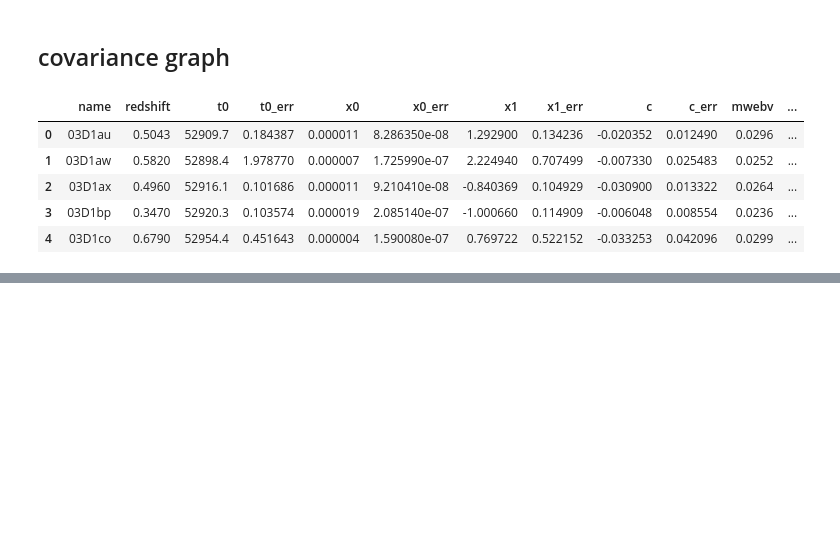
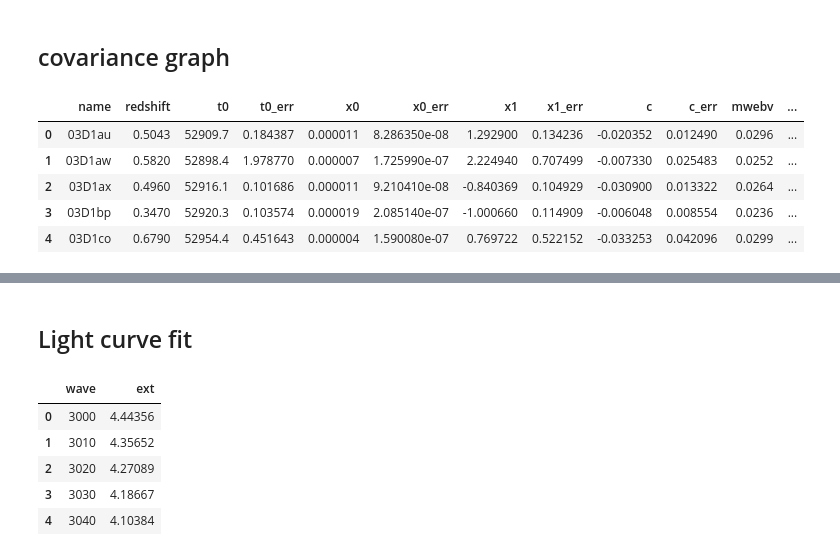
Before and after one commit to joaofrancafisica/SNFACTORY_SNTRAIN, a Jupyter notebook: generate_image.ipynb, the cells around one changed output, grey strips where cells are left out. Drawn from its saved outputs; the diff is of its cells as text; code cells hidden in the pictures; blank space fills up the shorter version.

```diff
--- a/generate_image.ipynb
+++ b/generate_image.ipynb
@@ -91,0 +104,15 @@ fig.savefig('./images/pearsoncoeffs.png', dpi=300)
+# %% [markdown]
+## Light curve fit
+# %%
+M0_salt2 = pd.read_csv("./SALT2_templates/salt2_template_0.dat", names=["time", "wave", "flux"], sep="\s+")
+M1_salt2 = pd.read_csv("./SALT2_templates/salt2_template_1.dat", names=["time", "wave", "flux"], sep="\s+")
+c = pd.read_csv("./SALT2_templates/salt2_colour_law_guy2010.dat", header = None, sep = "\s+") # color term
+c.columns = ["wave", "ext"]
+c.head()
+# %% [output]
+|  | wave | ext |
+| 0 | 3000 | 4.44356 |
+| 1 | 3010 | 4.35652 |
+| 2 | 3020 | 4.27089 |
+| 3 | 3030 | 4.18667 |
+| 4 | 3040 | 4.10384 |
```
Also changed, not shown: parts of 15 cells of this notebook, 3 other files.
